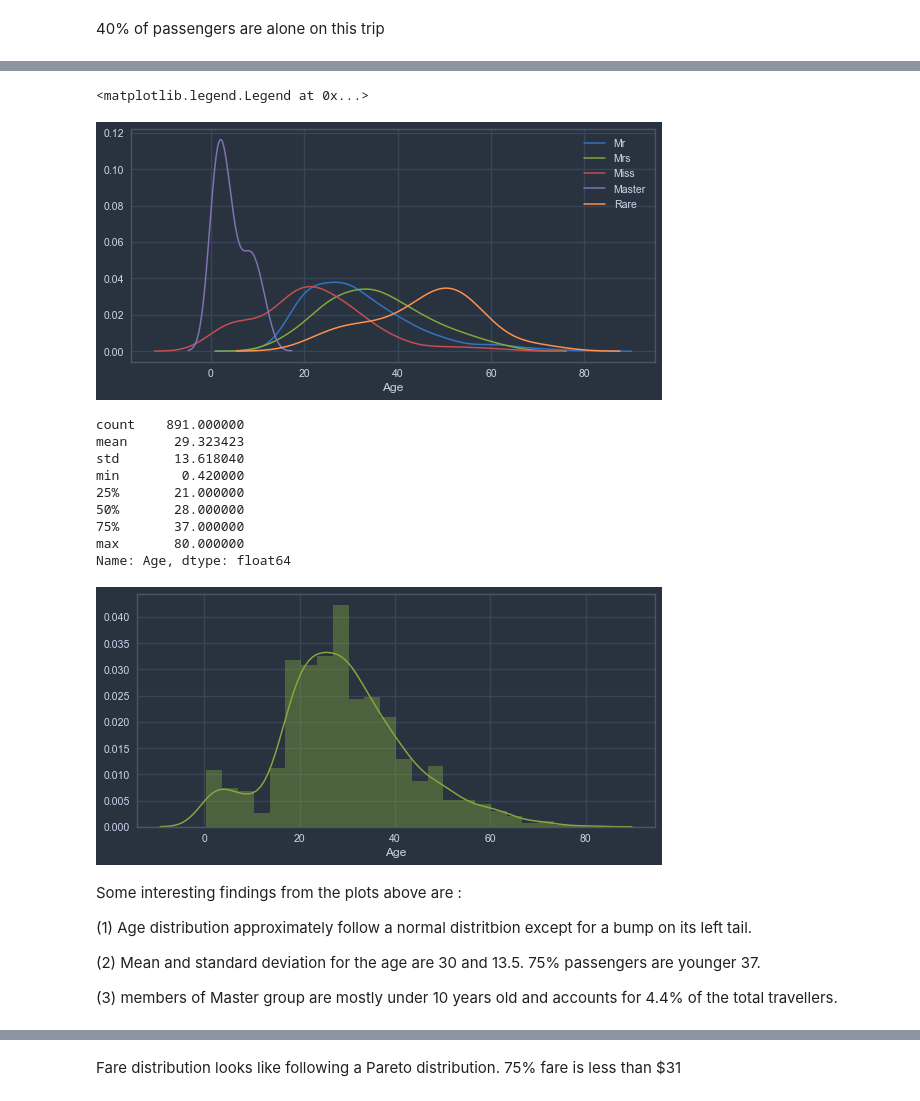
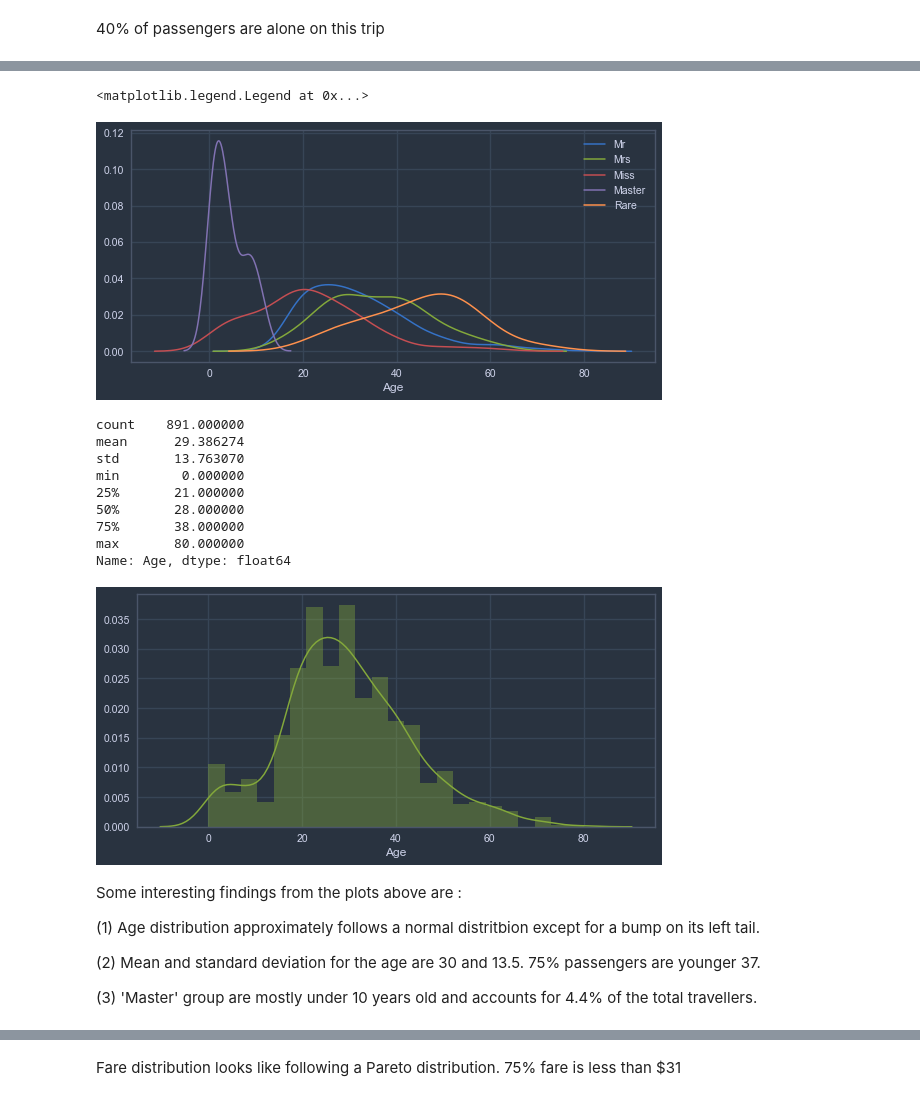
Before and after one commit to yangforbig/Udacity_Github, a Jupyter notebook: Data Analyst Nanodegree/intro to Data Analysis/final_project/project.ipynb, the cells around one changed output, grey strips where cells are left out. Cells and saved outputs as stored; diff of their text form; code cells hidden in the pictures.

```diff
--- a/Data Analyst Nanodegree/intro to Data Analysis/final_project/project.ipynb
+++ b/Data Analyst Nanodegree/intro to Data Analysis/final_project/project.ipynb
@@ -97,7 +99,6 @@ Mrs        126     0
 Rare         3    20
 # %%
 # Create FamilySize feature and feature IsAlone. IsAlone = 1 when FamilySize = 1
-for dataset in dataList:
-    dataset['FamilySize'] = 1 + dataset['SibSp'] + dataset['Parch']
-    dataset['isAlone'] = 0
-    dataset.loc[dataset.FamilySize == 1, 'isAlone'] = 1
+titanic['FamilySize'] = 1 + titanic['SibSp'] + titanic['Parch']
+titanic['isAlone'] = 0
+titanic.loc[titanic.FamilySize == 1, 'isAlone'] = 1
@@ -157,7 +154,7 @@ for dataset in dataList:
 # %%
 # Embarked Imputation
-mode = train.Embarked.mode()
-train['Embarked'].fillna(mode[0], inplace=True)
+mode = titanic.Embarked.mode()
+titanic['Embarked'].fillna(mode[0], inplace=True)
 # %%
 print 'Embarked # of missing values: ', train.Embarked.isnull().sum()
 # %% [output]
@@ -164,0 +187,4 @@ Embarked # of missing values:  0
+# %%
+titanic.Pclass = titanic.Pclass.astype(object)
+titanic.Age = titanic.Age.astype(int)
+titanic.isAlone = titanic.isAlone.astype(object)
@@ -238,32 +290,31 @@ Name: Title, dtype: float64
 [figure]
 # %%
 # Kenel Density Estimation
-
 for title in titles:
-    ax = sns.distplot(train[train.Title == title].Age.dropna(), hist=False, label = title)
+    ax = sns.distplot(titanic[titanic.Title == title].Age, hist=False, label = title)
 plt.legend()
 # %% [output]
 <matplotlib.legend.Legend at 0x...>
-[figure, old version]
+[figure, new version]
 # %%
-ax = sns.distplot(train.Age.dropna(), color="g")
-print train.Age.describe()
+ax = sns.distplot(titanic.Age, color="g")
+print titanic.Age.describe()
 # %% [output]
 count    891.000000
-mean      29.323423
-std       13.618040
-min        0.420000
+mean      29.386274
+std       13.763070
+min        0.000000
 25%       21.000000
 50%       28.000000
-75%       37.000000
+75%       38.000000
 max       80.000000
 Name: Age, dtype: float64
-[figure, old version]
+[figure, new version]
 # %% [markdown]
 Some interesting findings from the plots above are :
 
-(1) Age distribution approximately follow a normal distritbion except for a bump on its left tail.
+(1) Age distribution approximately follows a normal distritbion except for a bump on its left tail.
 
 (2) Mean and standard deviation for the age are 30 and 13.5. 75% passengers are younger 37.
 
-(3) members of Master group are mostly under 10 years old and accounts for 4.4% of the total travellers.
+(3) 'Master' group are mostly under 10 years old and accounts for 4.4% of the total travellers.
```
Also changed, not shown: parts of 72 cells of this notebook.
